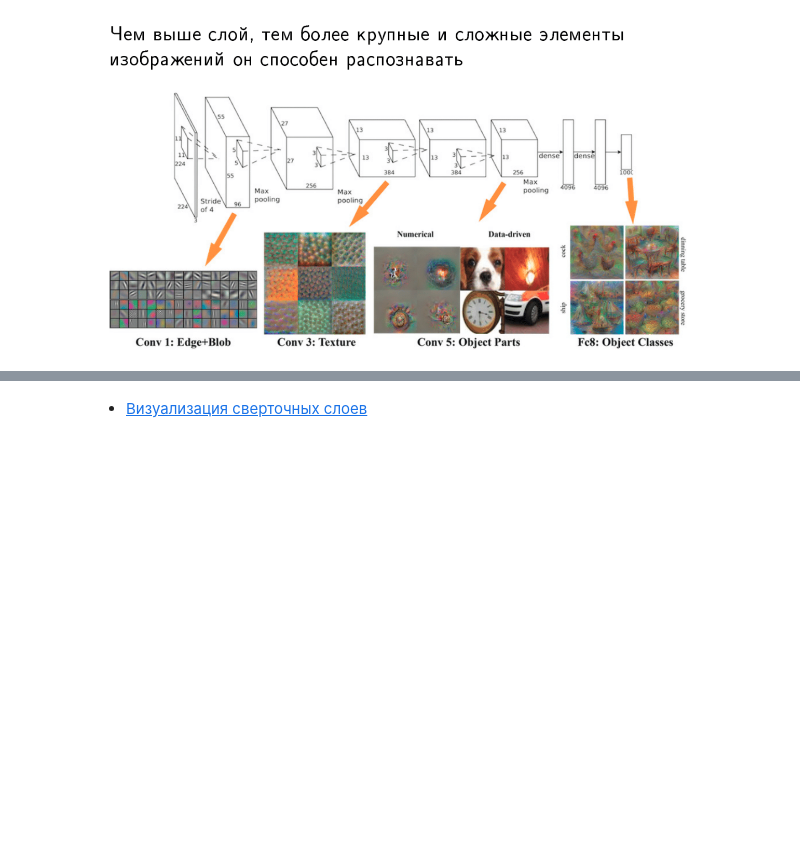
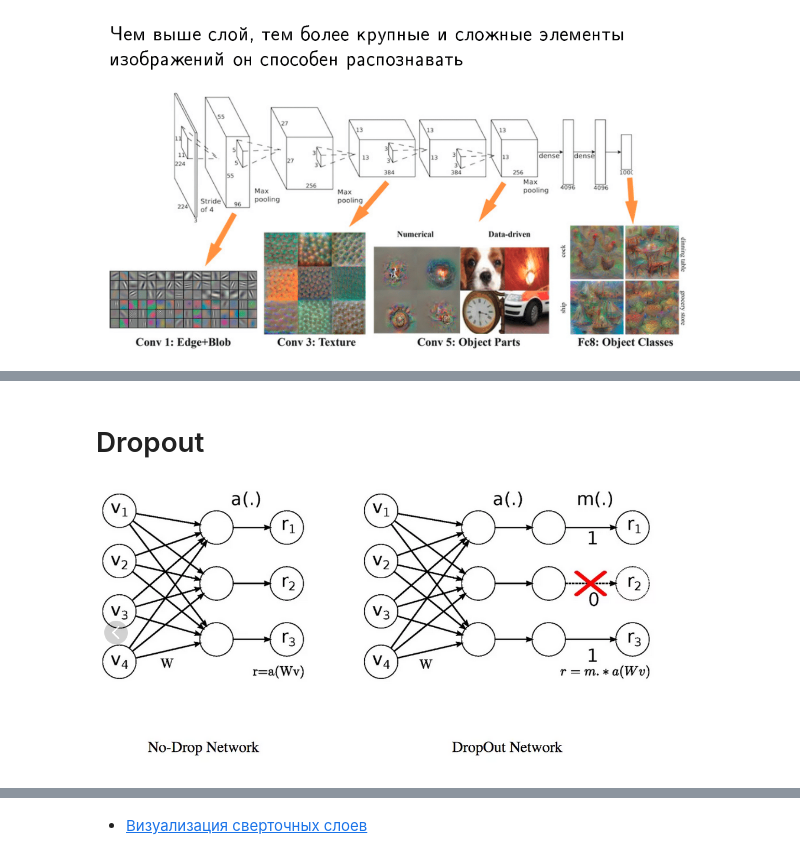
Before and after one commit to samstikhin/ml2021, a Jupyter notebook: 08-ConvNets/Conv.ipynb, the cells around one changed output, grey strips where cells are left out. Cells and saved outputs as stored; diff of their text form; code cells hidden in the pictures; blank space fills up the shorter version.

```diff
--- a/08-ConvNets/Conv.ipynb
+++ b/08-ConvNets/Conv.ipynb
@@ -24,0 +87,6 @@ NameError: name 'Image' is not defined
+# %% [markdown]
+# Dropout
+# %%
+Image('images/dropout.png', width=600)
+# %% [output]
+[figure, added]
```
Also changed, not shown: parts of 20 cells of this notebook, 13 other files.
